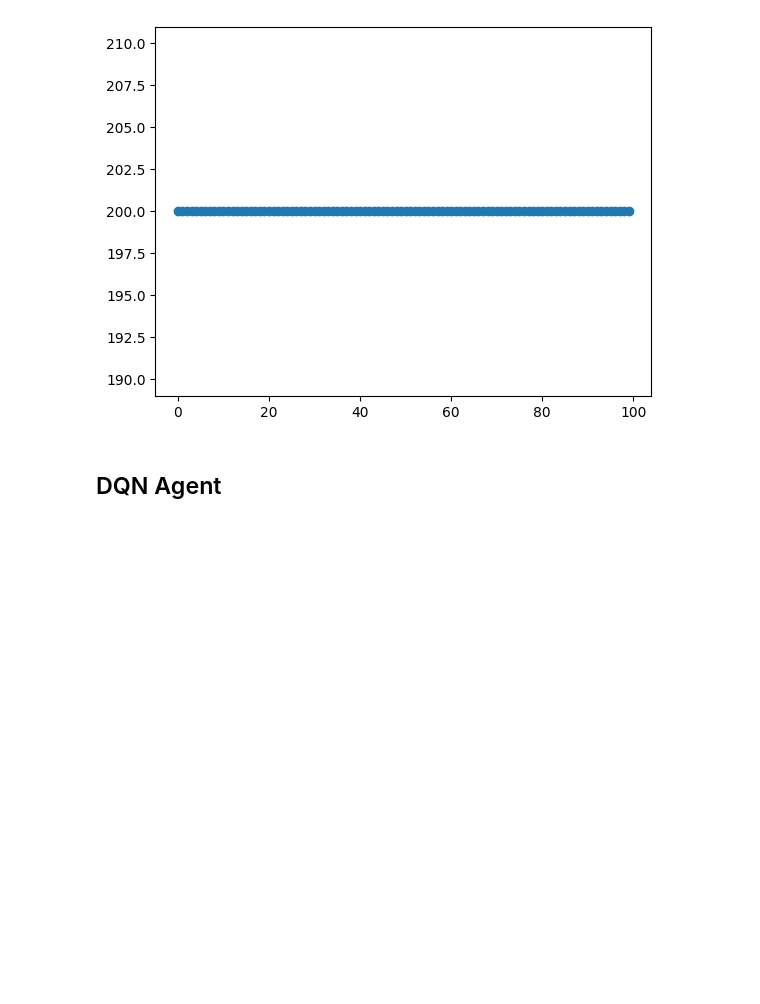
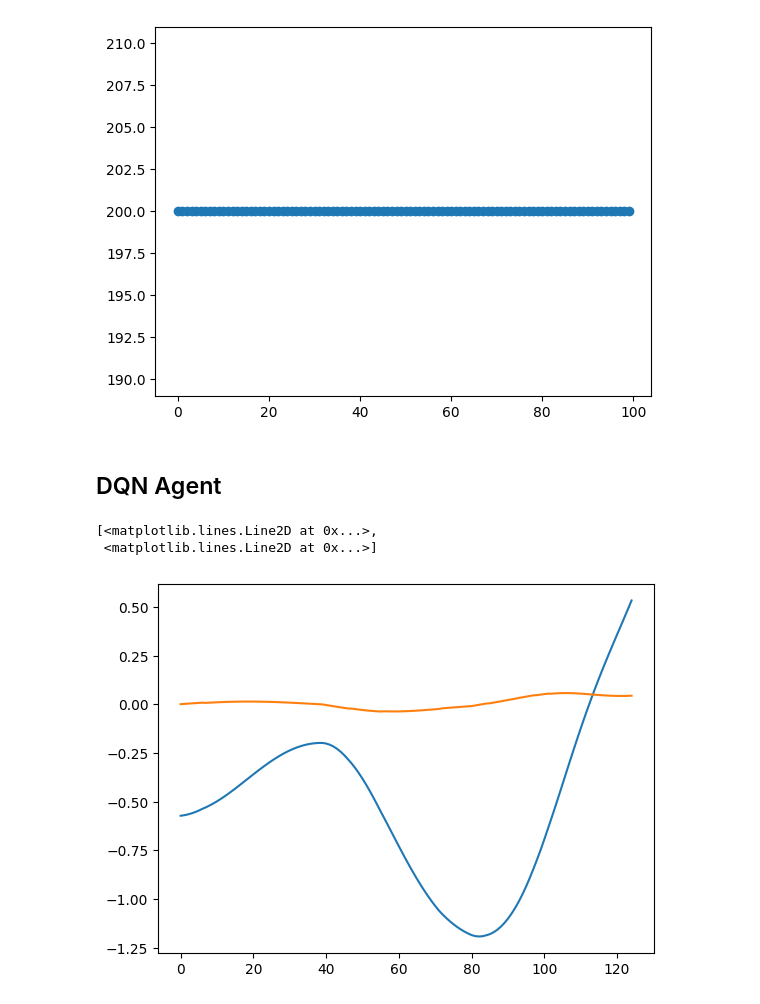
Before and after one commit to schiesser/MontainCar, a Jupyter notebook: Code/test.ipynb, the cells around one changed output. Cells and saved outputs as stored; diff of their text form; code cells hidden in the pictures; blank space fills up the shorter version.

Commit message:
heuristic reward function

```diff
--- a/Code/test.ipynb
+++ b/Code/test.ipynb
@@ -47,5 +47,11 @@ Transition = namedtuple('Transition',
                         ('state', 'action', 'next_state', 'reward'))
 # %%
 testDQN = DQNAgent(env, heuristic_reward = True)
-# %%
-testDQN.run(10, 4, 0.02)
+# %%
+testDQN.run(500, 15, 0.005) #hyperparameter : parameter in the select_action !, try multiple scale of the reward, and then the classics for neural net...
+# %%
+plt.plot(testDQN.observations)
+# %% [output]
+[<matplotlib.lines.Line2D at 0x...>,
+ <matplotlib.lines.Line2D at 0x...>]
+[figure, added]
```
Also changed, not shown: parts of 1 cell of this notebook, 1 other file.
